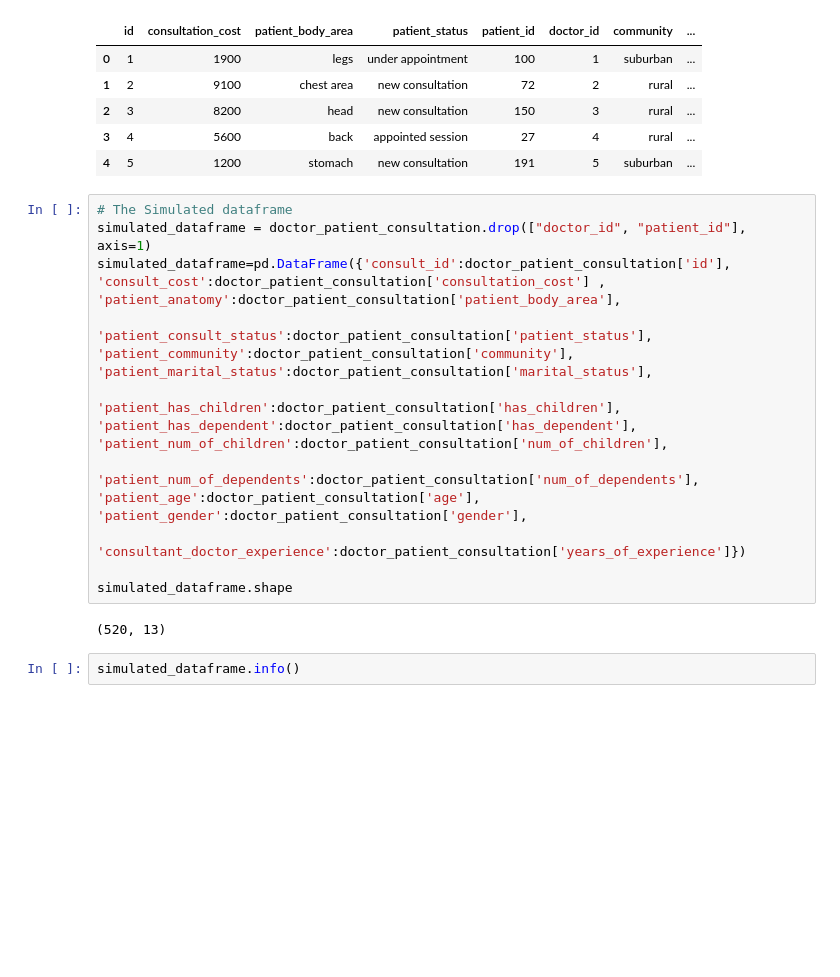
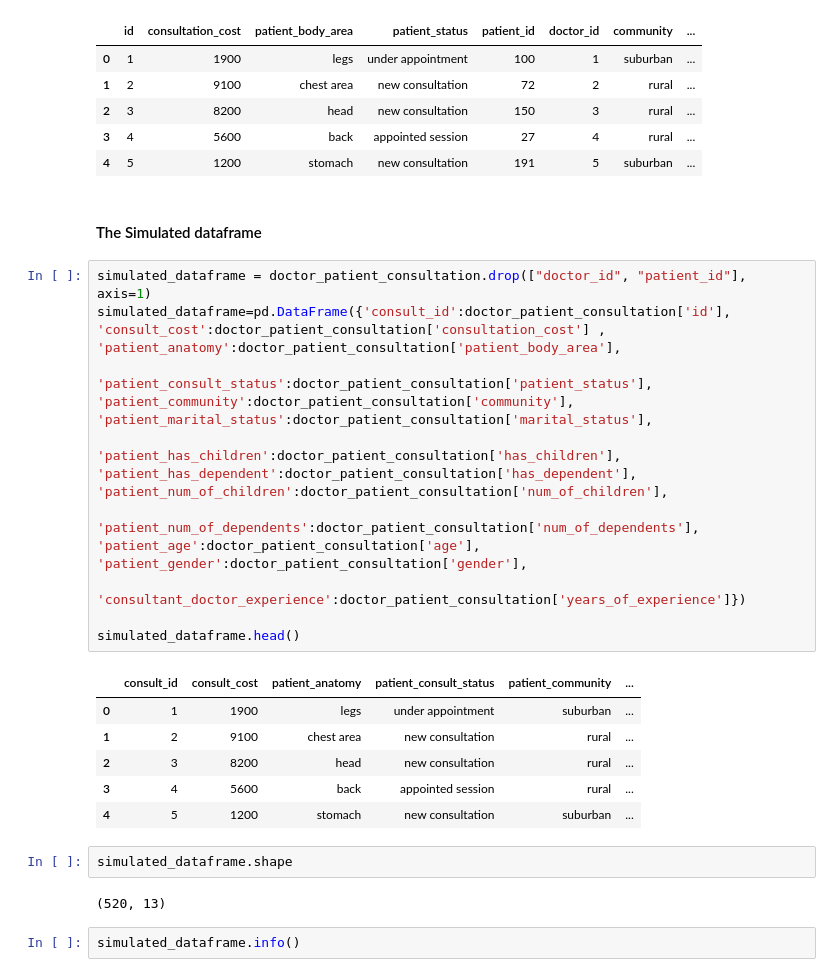
Before and after one commit to abelshif/Data-Science-Thesis_Predictive-Insurance-Model, a Jupyter notebook: Regression-analysis.ipynb, the cells around one changed output. Drawn from its saved outputs; the diff is of its cells as text; blank space fills up the shorter version.

```diff
--- a/Regression-analysis.ipynb
+++ b/Regression-analysis.ipynb
@@ -218,18 +213,28 @@ doctor_patient_consultation.head()
 | 2 | 3 | 8200 | head | new consultation | 150 | 3 | rural | ... |
 | 3 | 4 | 5600 | back | appointed session | 27 | 4 | rural | ... |
 | 4 | 5 | 1200 | stomach | new consultation | 191 | 5 | suburban | ... |
+# %% [markdown]
+#### The Simulated dataframe
 # %%
-# The Simulated dataframe
 simulated_dataframe = doctor_patient_consultation.drop(["doctor_id", "patient_id"], axis=1)
 simulated_dataframe=pd.DataFrame({'consult_id':doctor_patient_consultation['id'], 'consult_cost':doctor_patient_consultation['consultation_cost'] , 'patient_anatomy':doctor_patient_consultation['patient_body_area'],
                          'patient_consult_status':doctor_patient_consultation['patient_status'], 'patient_community':doctor_patient_consultation['community'], 'patient_marital_status':doctor_patient_consultation['marital_status'],
                          'patient_has_children':doctor_patient_consultation['has_children'], 'patient_has_dependent':doctor_patient_consultation['has_dependent'], 'patient_num_of_children':doctor_patient_consultation['num_of_children'],
                          'patient_num_of_dependents':doctor_patient_consultation['num_of_dependents'], 'patient_age':doctor_patient_consultation['age'], 'patient_gender':doctor_patient_consultation['gender'],
                          'consultant_doctor_experience':doctor_patient_consultation['years_of_experience']})
 
-simulated_dataframe.shape
+simulated_dataframe.head()
 # %% [output]
-(520, 13)
+|  | consult_id | consult_cost | patient_anatomy | patient_consult_status | patient_community | ... |
+| 0 | 1 | 1900 | legs | under appointment | suburban | ... |
+| 1 | 2 | 9100 | chest area | new consultation | rural | ... |
+| 2 | 3 | 8200 | head | new consultation | rural | ... |
+| 3 | 4 | 5600 | back | appointed session | rural | ... |
+| 4 | 5 | 1200 | stomach | new consultation | suburban | ... |
+# %%
+simulated_dataframe.shape
+# %% [output]
+(520, 13)
 # %%
 simulated_dataframe.info()
 # %% [output]
```
Also changed, not shown: parts of 21 cells of this notebook.
